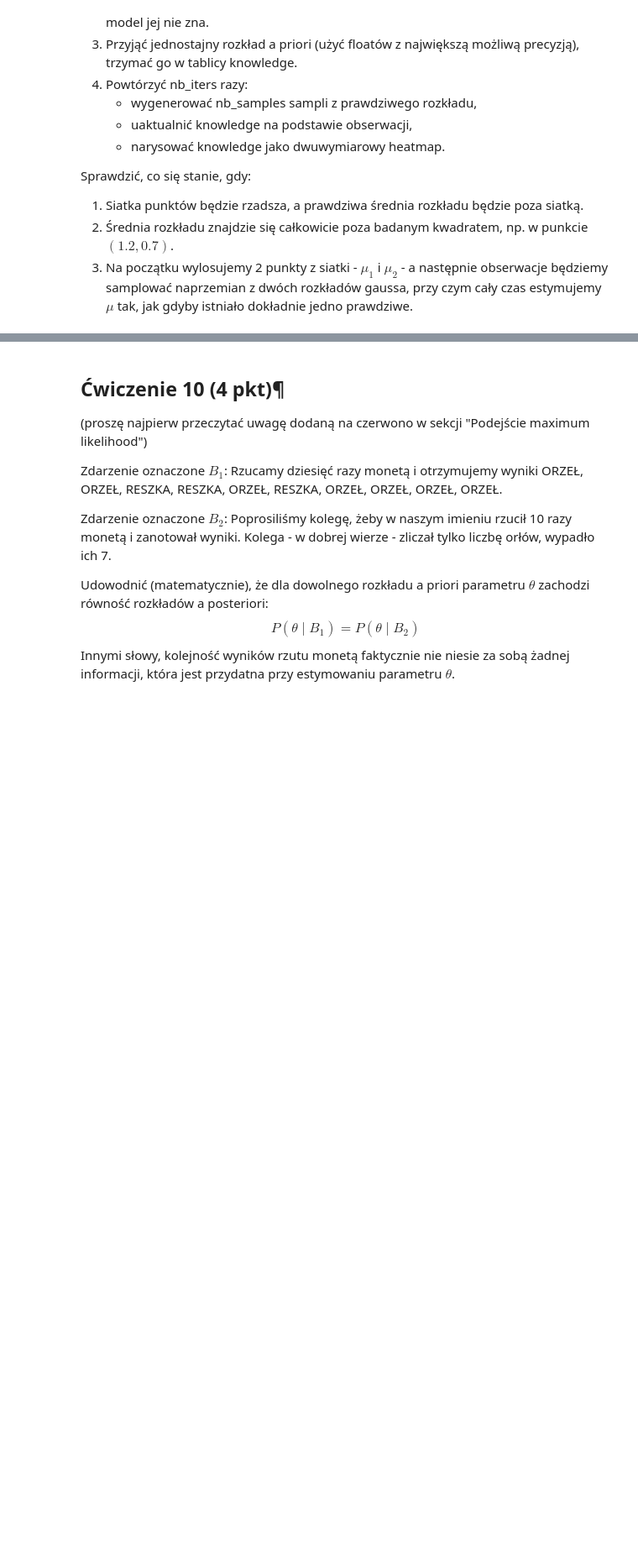
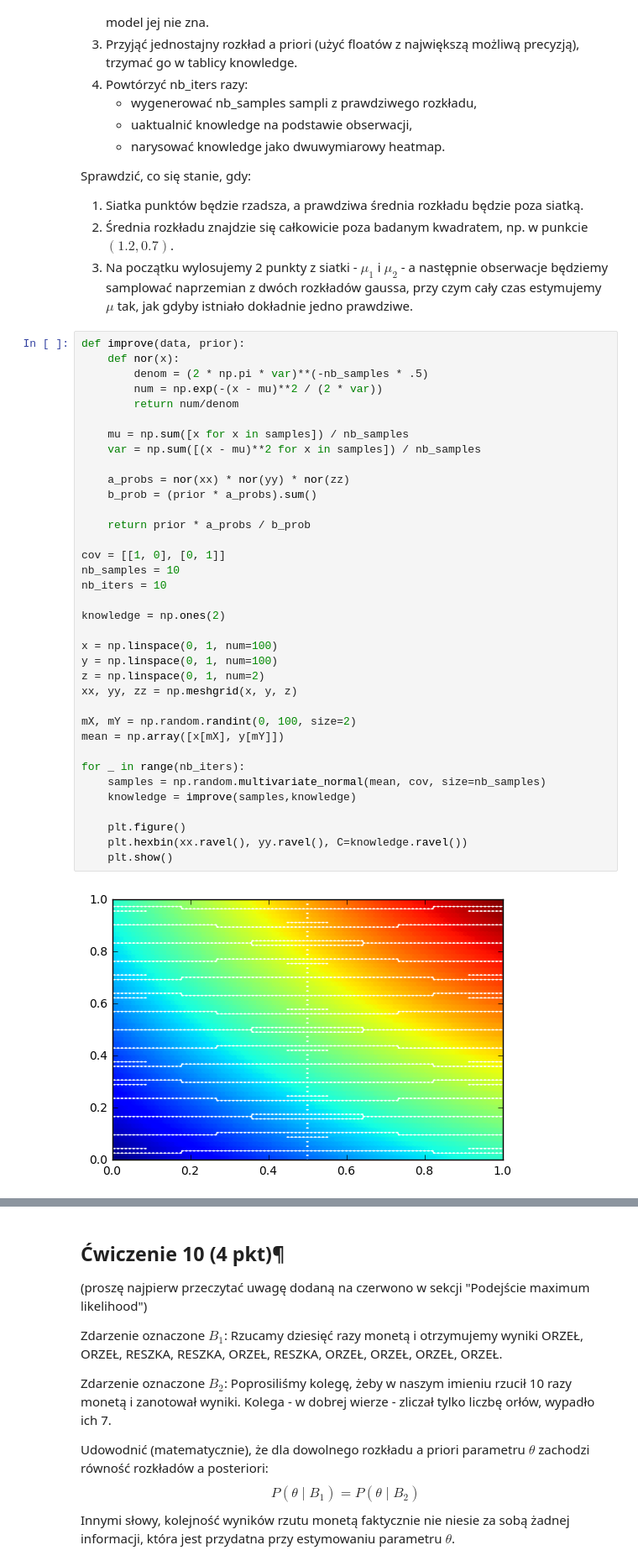
Before and after one commit to ociepkam/ml, a Jupyter notebook: L2a.ipynb, the cells around one changed output, grey strips where cells are left out. Shown at 84% size. Drawn from its saved outputs; the diff is of its cells as text; blank space fills up the shorter version.

```diff
--- a/L2a.ipynb
+++ b/L2a.ipynb
@@ -618,3 +618,41 @@ Sprawdzić, co się stanie, gdy:
 1. Siatka punktów będzie rzadsza, a prawdziwa średnia rozkładu będzie poza siatką.
 2. Średnia rozkładu znajdzie się całkowicie poza badanym kwadratem, np. w punkcie $(1.2, 0.7)$.
 3. Na początku wylosujemy 2 punkty z siatki - $\mu_1$ i $\mu_2$ - a następnie obserwacje będziemy samplować naprzemian z dwóch rozkładów gaussa, przy czym cały czas estymujemy $\mu$ tak, jak gdyby istniało dokładnie jedno prawdziwe.
+# %%
+def improve(data, prior):
+    def nor(x):
+        denom = (2 * np.pi * var)**(-nb_samples * .5)
+        num = np.exp(-(x - mu)**2 / (2 * var))
+        return num/denom
+
+    mu = np.sum([x for x in samples]) / nb_samples
+    var = np.sum([(x - mu)**2 for x in samples]) / nb_samples
+
+    a_probs = nor(xx) * nor(yy) * nor(zz)
+    b_prob = (prior * a_probs).sum()
+
+    return prior * a_probs / b_prob
+
+cov = [[1, 0], [0, 1]]
+nb_samples = 10
+nb_iters = 10
+
+knowledge = np.ones(2)
+
+x = np.linspace(0, 1, num=100)
+y = np.linspace(0, 1, num=100)
+z = np.linspace(0, 1, num=2)
+xx, yy, zz = np.meshgrid(x, y, z)
+
+mX, mY = np.random.randint(0, 100, size=2)
+mean = np.array([x[mX], y[mY]])
+
+for _ in range(nb_iters):
+    samples = np.random.multivariate_normal(mean, cov, size=nb_samples)
+    knowledge = improve(samples,knowledge)
+
+    plt.figure()
+    plt.hexbin(xx.ravel(), yy.ravel(), C=knowledge.ravel())
+    plt.show()
+# %% [output]
+[figure, added]
```
Also changed, not shown: parts of 7 cells of this notebook.
